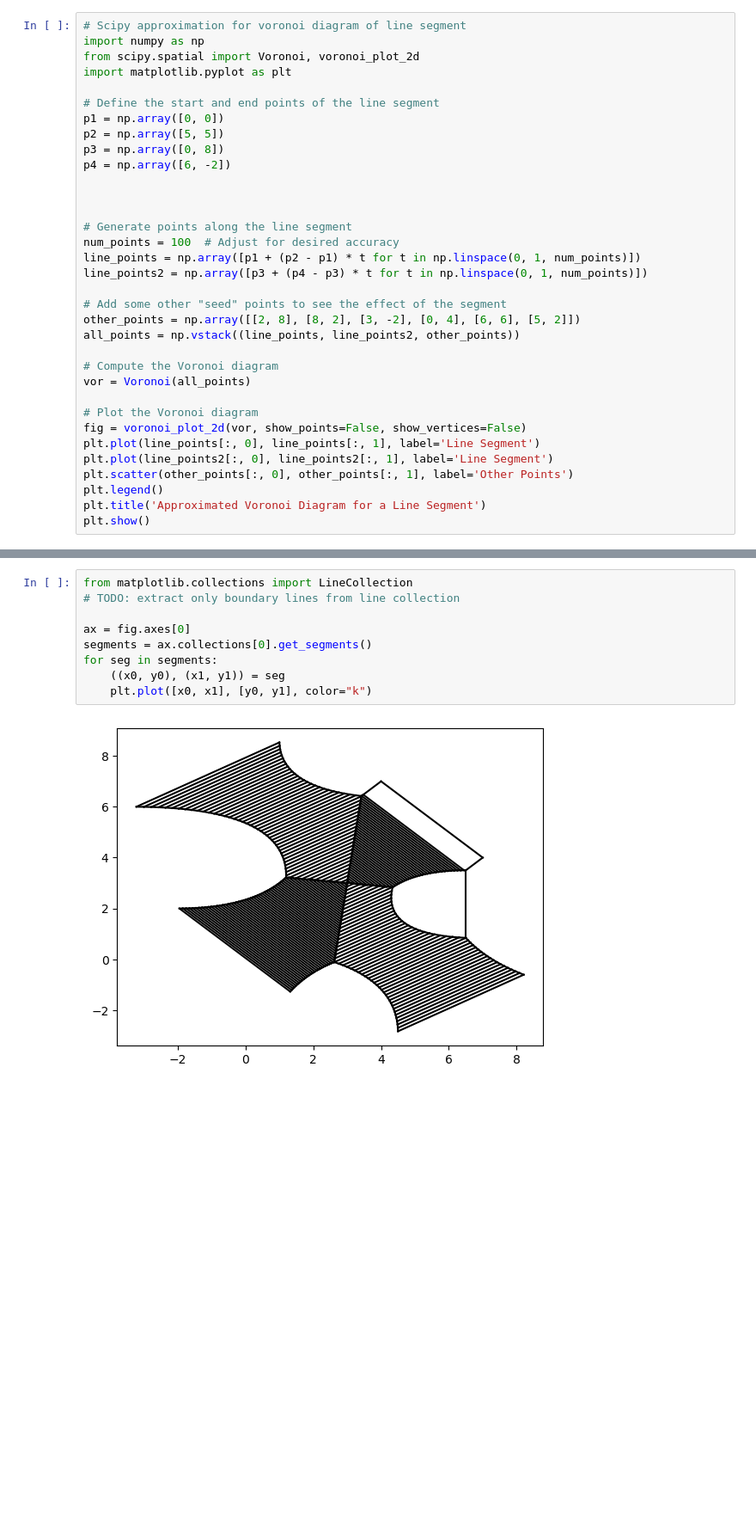
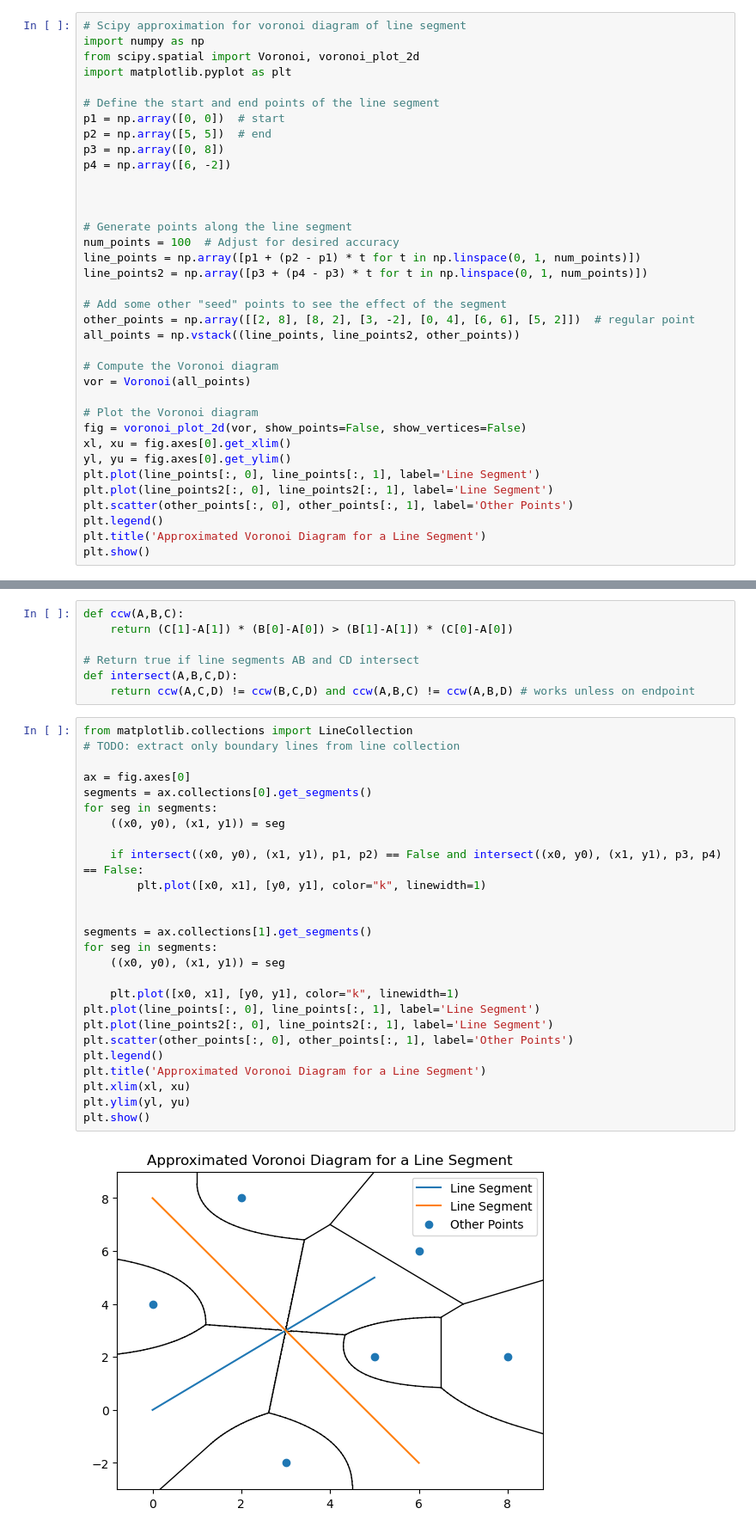
Before and after one commit to zlauko5/CG-SegmentAlgorithm, a Jupyter notebook: vd.ipynb, the cells around one changed output, grey strips where cells are left out. Shown at 86% size. Cells and saved outputs as stored; diff of their text form; blank space fills up the shorter version.

```diff
--- a/vd.ipynb
+++ b/vd.ipynb
@@ -5,8 +5,8 @@ from scipy.spatial import Voronoi, voronoi_plot_2d
 import matplotlib.pyplot as plt
 
 # Define the start and end points of the line segment
-p1 = np.array([0, 0])
-p2 = np.array([5, 5])
+p1 = np.array([0, 0])  # start
+p2 = np.array([5, 5])  # end
 p3 = np.array([0, 8])
 p4 = np.array([6, -2])
 
@@ -18,7 +18,7 @@ line_points = np.array([p1 + (p2 - p1) * t for t in np.linspace(0, 1, num_points
 line_points2 = np.array([p3 + (p4 - p3) * t for t in np.linspace(0, 1, num_points)])
 
 # Add some other "seed" points to see the effect of the segment
-other_points = np.array([[2, 8], [8, 2], [3, -2], [0, 4], [6, 6], [5, 2]])
+other_points = np.array([[2, 8], [8, 2], [3, -2], [0, 4], [6, 6], [5, 2]])  # regular point
 all_points = np.vstack((line_points, line_points2, other_points))
 
 # Compute the Voronoi diagram
@@ -26,6 +26,8 @@ vor = Voronoi(all_points)
 
 # Plot the Voronoi diagram
 fig = voronoi_plot_2d(vor, show_points=False, show_vertices=False)
+xl, xu = fig.axes[0].get_xlim()
+yl, yu = fig.axes[0].get_ylim()
 plt.plot(line_points[:, 0], line_points[:, 1], label='Line Segment')
 plt.plot(line_points2[:, 0], line_points2[:, 1], label='Line Segment')
 plt.scatter(other_points[:, 0], other_points[:, 1], label='Other Points')
@@ -34,17 +36,41 @@ plt.title('Approximated Voronoi Diagram for a Line Segment')
 plt.show()
 # %% [output]
 [figure]
+# %%
+def ccw(A,B,C):
+    return (C[1]-A[1]) * (B[0]-A[0]) > (B[1]-A[1]) * (C[0]-A[0])
+
+# Return true if line segments AB and CD intersect
+def intersect(A,B,C,D):
+    return ccw(A,C,D) != ccw(B,C,D) and ccw(A,B,C) != ccw(A,B,D) # works unless on endpoint
 # %%
 from matplotlib.collections import LineCollection
 # TODO: extract only boundary lines from line collection
 
 ax = fig.axes[0]
 segments = ax.collections[0].get_segments()
 for seg in segments:
     ((x0, y0), (x1, y1)) = seg
-    plt.plot([x0, x1], [y0, y1], color="k")
+
+    if intersect((x0, y0), (x1, y1), p1, p2) == False and intersect((x0, y0), (x1, y1), p3, p4) == False:
+        plt.plot([x0, x1], [y0, y1], color="k", linewidth=1)
+
+
+segments = ax.collections[1].get_segments()
+for seg in segments:
+    ((x0, y0), (x1, y1)) = seg
+
+    plt.plot([x0, x1], [y0, y1], color="k", linewidth=1)
+plt.plot(line_points[:, 0], line_points[:, 1], label='Line Segment')
+plt.plot(line_points2[:, 0], line_points2[:, 1], label='Line Segment')
+plt.scatter(other_points[:, 0], other_points[:, 1], label='Other Points')
+plt.legend()
+plt.title('Approximated Voronoi Diagram for a Line Segment')
+plt.xlim(xl, xu)
+plt.ylim(yl, yu)
+plt.show()
 # %% [output]
-[figure, old version]
+[figure, new version]
 # %%
 # pyvoronoi version of voronoi diagram of line segment
 import pyvoronoi
```
